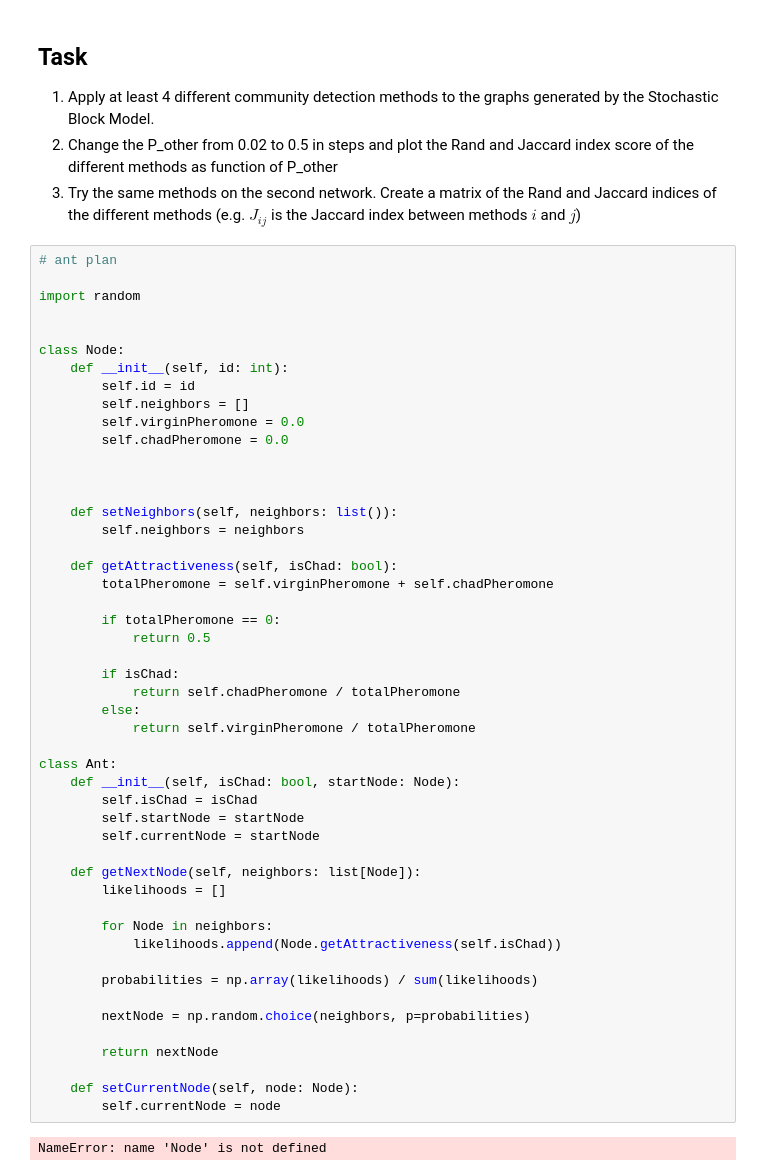
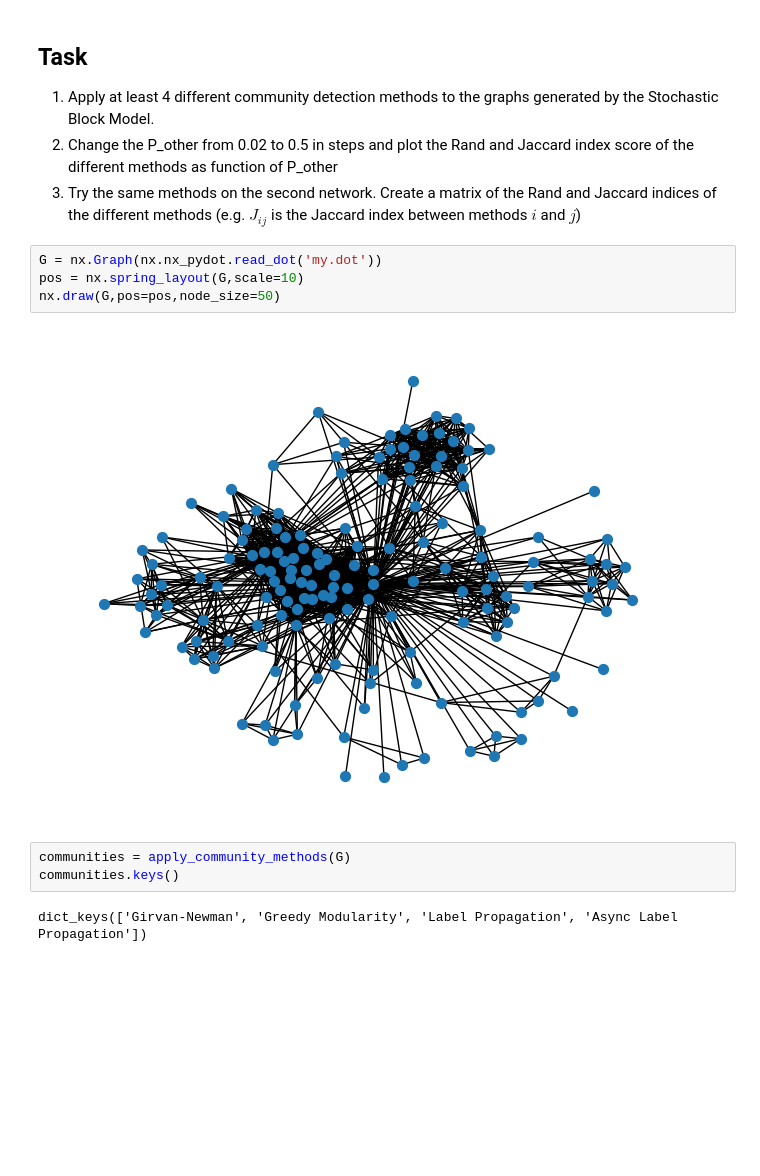
Before and after one commit to c-rothschild/networks, a Jupyter notebook: class05-communities/networks_class05_communities.ipynb, the cells around one changed output. Cells and saved outputs as stored; diff of their text form; blank space fills up the shorter version.

Commit message:
did communities hw

```diff
--- a/class05-communities/networks_class05_communities.ipynb
+++ b/class05-communities/networks_class05_communities.ipynb
@@ -27,54 +258,14 @@ nx.draw(G,pos=pos,node_size=50)
  1. Apply at least 4 different community detection methods to the graphs generated by the Stochastic Block Model.
  2. Change the P_other from 0.02 to 0.5 in steps and plot the Rand and Jaccard index score of the different methods as function of P_other
  3. Try the same methods on the second network. Create a matrix of the Rand and Jaccard indices of the different methods (e.g. $J_{ij}$ is the Jaccard index between methods $i$ and $j$)
-# %%
-# ant plan
-
-import random
-
-
-class Node:
-    def __init__(self, id: int):
-        self.id = id
-        self.neighbors = []
-        self.virginPheromone = 0.0
-        self.chadPheromone = 0.0
-
-
-
-    def setNeighbors(self, neighbors: list()):
-        self.neighbors = neighbors
-
-    def getAttractiveness(self, isChad: bool):
-        totalPheromone = self.virginPheromone + self.chadPheromone
-
-        if totalPheromone == 0:
-            return 0.5
-
-        if isChad:
-            return self.chadPheromone / totalPheromone
-        else:
-            return self.virginPheromone / totalPheromone
-
-class Ant:
-    def __init__(self, isChad: bool, startNode: Node):
-        self.isChad = isChad
-        self.startNode = startNode
-        self.currentNode = startNode
-
-    def getNextNode(self, neighbors: list[Node]):
-        likelihoods = []
-
-        for Node in neighbors:
-            likelihoods.append(Node.getAttractiveness(self.isChad))
-
-        probabilities = np.array(likelihoods) / sum(likelihoods)
-
-        nextNode = np.random.choice(neighbors, p=probabilities)
-
-        return nextNode
-
-    def setCurrentNode(self, node: Node):
-        self.currentNode = node
-# %% [output]
-NameError: name 'Node' is not defined
+# %%
+G = nx.Graph(nx.nx_pydot.read_dot('my.dot'))
+pos = nx.spring_layout(G,scale=10)
+nx.draw(G,pos=pos,node_size=50)
+# %% [output]
+[figure, added]
+# %%
+communities = apply_community_methods(G)
+communities.keys()
+# %% [output]
+dict_keys(['Girvan-Newman', 'Greedy Modularity', 'Label Propagation', 'Async Label Propagation'])
```
Also changed, not shown: parts of 11 cells of this notebook, 3 other files.
